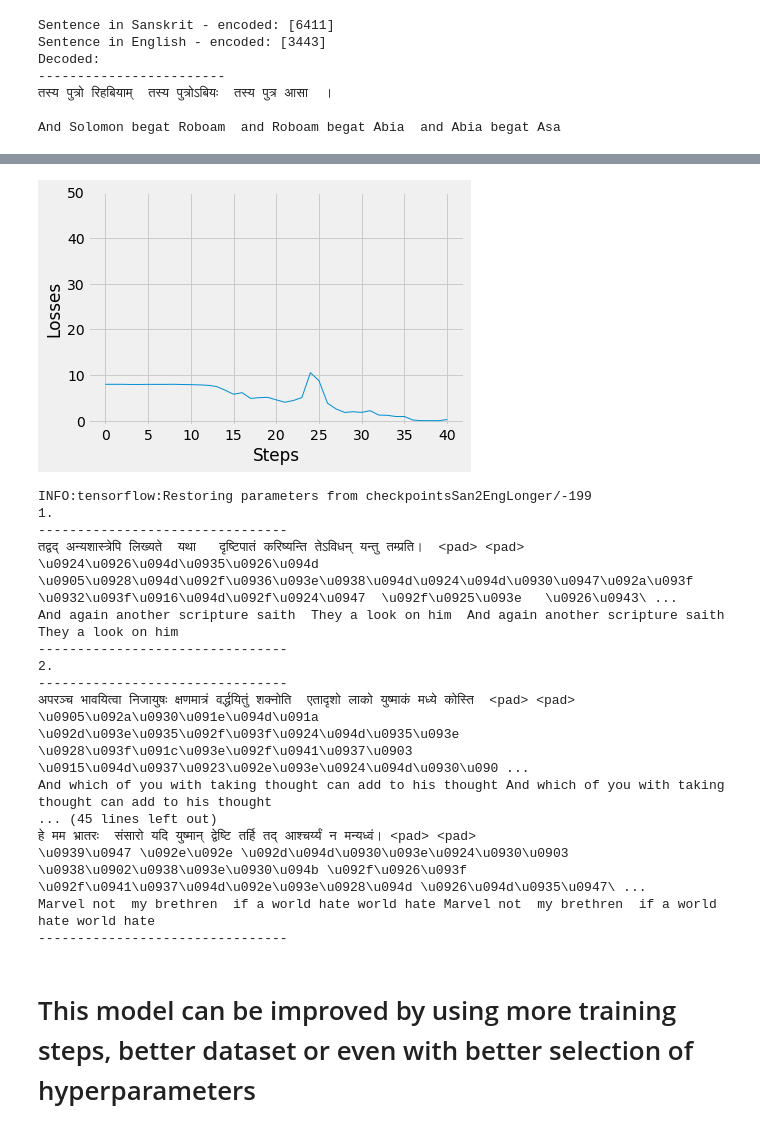
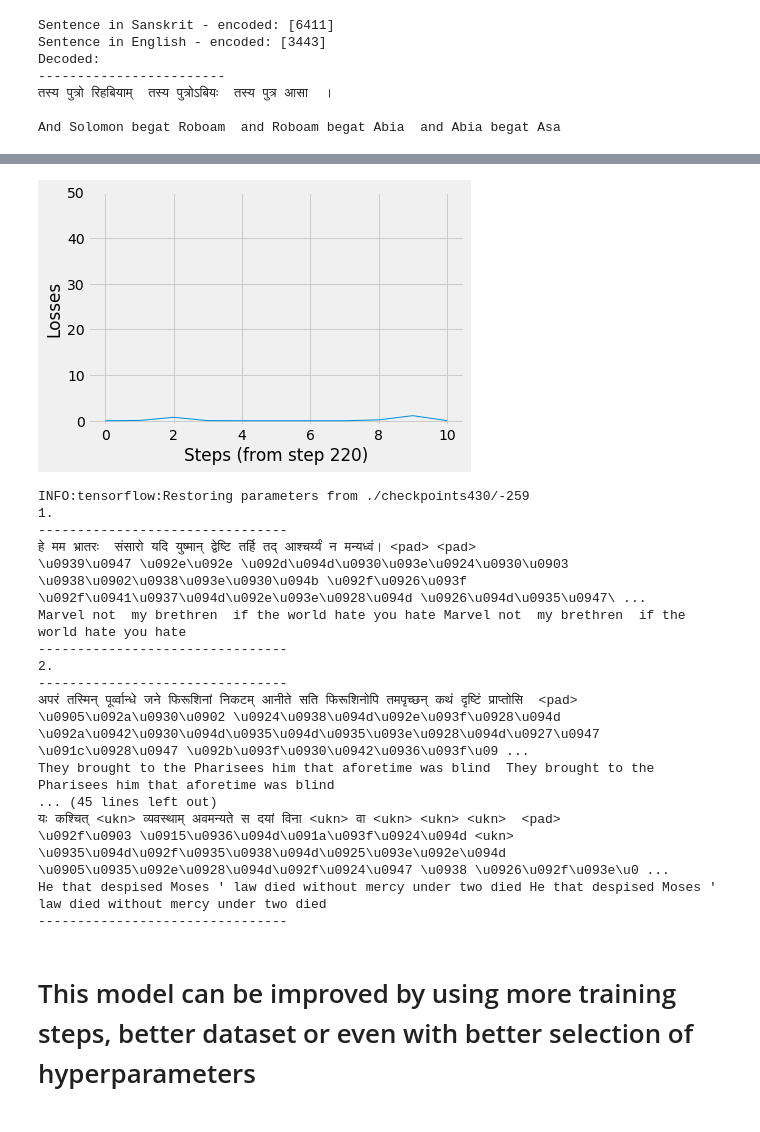
Before and after one commit to shivanikohlii/SanTran, a Jupyter notebook: neural_machine_translation.ipynb, the cells around one changed output, grey strips where cells are left out. Saved outputs shown, nothing was run; the diff lists cells and outputs as text; code cells hidden in the pictures.

Commit message:
Got restore working

```diff
--- a/neural_machine_translation.ipynb
+++ b/neural_machine_translation.ipynb
@@ -88,7 +89,7 @@ def read_dataset(file_path):
     with open(file_path, 'rb') as f:
         return pickle.load(f,encoding="utf_8")
 
-X, Y, en_word2idx, en_idx2word, en_vocab, de_word2idx, de_idx2word, de_vocab = read_dataset('bible2.pkl')
+X, Y, en_word2idx, en_idx2word, en_vocab, de_word2idx, de_idx2word, de_vocab = read_dataset('./Data/bible2.pkl')
 # %%
 #inspecting data
 print('Sentence in Sanskrit - encoded:', X[0])
@@ -257,23 +256,26 @@ def backward_step(sess, feed):
 # %%
 # let's train the model
 
-# we will use this list to plot losses through steps
-losses = []
-
 # save a checkpoint so we can restore the model later
-# del saver
 saver = tf.train.Saver()
-# restore = True
+checkpointsPath = './checkpoints430/'
+restore = True
+starting_step = 0
 
 print('------------------TRAINING------------------')
 with tf.Session() as sess:
-#     if (restore):
-#         saver.restore(sess, tf.train.latest_checkpoint('checkpointsSan/'))
-
-    sess.run(init)
+    if (restore):
+        print('Restoring')
+        with open(checkpointsPath + 'checkpoint') as f:
+            starting_step = int(re.match('model_checkpoint_path: "-([0-9]+)"', list(f)[0]).groups()[0]) + 1
+        saver.restore(sess, tf.train.latest_checkpoint(checkpointsPath))
+        print('Running from step {}'.format(starting_step))
+    else:
+        print('Running from scratch: generating random model parameters.')
+        sess.run(init)
 
     t = time.time()
-    for step in range(steps):
+    for step in range(starting_step, starting_step + steps):
         feed = feed_dict(X_train, Y_train)
 
         backward_step(sess, feed)
@@ -284,7 +286,7 @@ with tf.Session() as sess:
             losses.append(loss_value)
 
         if step % 20 == 19:
-            saver.save(sess, 'checkpointsSan2EngLonger/', global_step=step)
+            saver.save(sess, checkpointsPath, global_step=step)
             print('Checkpoint is saved')
 
     print('Training time for {} steps: {}s'.format(steps, time.time() - t))
@@ -311,15 +316,15 @@ tf.restore()
 # %%
 # plot losses
 
 with plt.style.context('fivethirtyeight'):
     plt.plot(losses, linewidth = 1)
-    plt.xlabel('Steps')
+    plt.xlabel('Steps (from step {})'.format(starting_step))
     plt.ylabel('Losses')
     plt.ylim((-1, 50))
 
 plt.show()
 # %% [output]
-[figure, old version]
+[figure, new version]
 # %%
 # let's test the model
 
@@ -362,7 +367,7 @@ with tf.Graph().as_default():
 
     # restore all variables - use the last checkpoint saved
     saver = tf.train.Saver()
-    path = tf.train.latest_checkpoint('checkpointsSan2EngLonger')
+    path = tf.train.latest_checkpoint(checkpointsPath)
 
     with tf.Session() as sess:
         # restore
@@ -396,22 +401,22 @@ with tf.Graph().as_default():
 
             print('\n--------------------------------')
 # %% [output]
-INFO:tensorflow:Restoring parameters from checkpointsSan2EngLonger/-199
+INFO:tensorflow:Restoring parameters from ./checkpoints430/-259
 1.
 --------------------------------
-तद्वद् अन्यशास्त्रेपि लिख्यते  यथा   दृष्टिपातं करिष्यन्ति तेऽविधन् यन्तु तम्प्रति।  <pad> <pad>
-\u0924\u0926\u094d\u0935\u0926\u094d \u0905\u0928\u094d\u092f\u0936\u093e\u0938\u094d\u0924\u094d\u0930\u0947\u092a\u093f \u0932\u093f\u0916\u094d\u092f\u0924\u0947  \u092f\u0925\u093e   \u0926\u0943\ ...
-And again another scripture saith  They a look on him  And again another scripture saith  They a look on him
+हे मम भ्रातरः  संसारो यदि युष्मान् द्वेष्टि तर्हि तद् आश्चर्य्यं न मन्यध्वं। <pad> <pad>
+\u0939\u0947 \u092e\u092e \u092d\u094d\u0930\u093e\u0924\u0930\u0903  \u0938\u0902\u0938\u093e\u0930\u094b \u092f\u0926\u093f \u092f\u0941\u0937\u094d\u092e\u093e\u0928\u094d \u0926\u094d\u0935\u0947\ ...
+Marvel not  my brethren  if the world hate you hate Marvel not  my brethren  if the world hate you hate
 --------------------------------
 2.
 --------------------------------
-अपरञ्च भावयित्वा निजायुषः क्षणमात्रं वर्द्धयितुं शक्नोति  एतादृशो लाको युष्माकं मध्ये कोस्ति  <pad> <pad>
-\u0905\u092a\u0930\u091e\u094d\u091a \u092d\u093e\u0935\u092f\u093f\u0924\u094d\u0935\u093e \u0928\u093f\u091c\u093e\u092f\u0941\u0937\u0903 \u0915\u094d\u0937\u0923\u092e\u093e\u0924\u094d\u0930\u090 ...
-And which of you with taking thought can add to his thought And which of you with taking thought can add to his thought
+अपरं तस्मिन् पूर्व्वान्धे जने फिरूशिनां निकटम् आनीते सति फिरूशिनोपि तमपृच्छन् कथं दृष्टिं प्राप्तोसि  <pad>
+\u0905\u092a\u0930\u0902 \u0924\u0938\u094d\u092e\u093f\u0928\u094d \u092a\u0942\u0930\u094d\u0935\u094d\u0935\u093e\u0928\u094d\u0927\u0947 \u091c\u0928\u0947 \u092b\u093f\u0930\u0942\u0936\u093f\u09 ...
+They brought to the Pharisees him that aforetime was blind  They brought to the Pharisees him that aforetime was blind
 ... (45 lines left out)
-हे मम भ्रातरः  संसारो यदि युष्मान् द्वेष्टि तर्हि तद् आश्चर्य्यं न मन्यध्वं। <pad> <pad>
-\u0939\u0947 \u092e\u092e \u092d\u094d\u0930\u093e\u0924\u0930\u0903  \u0938\u0902\u0938\u093e\u0930\u094b \u092f\u0926\u093f \u092f\u0941\u0937\u094d\u092e\u093e\u0928\u094d \u0926\u094d\u0935\u0947\ ...
-Marvel not  my brethren  if a world hate world hate Marvel not  my brethren  if a world hate world hate
+यः कश्चित् <ukn> व्यवस्थाम् अवमन्यते स दयां विना <ukn> वा <ukn> <ukn> <ukn>  <pad>
+\u092f\u0903 \u0915\u0936\u094d\u091a\u093f\u0924\u094d <ukn> \u0935\u094d\u092f\u0935\u0938\u094d\u0925\u093e\u092e\u094d \u0905\u0935\u092e\u0928\u094d\u092f\u0924\u0947 \u0938 \u0926\u092f\u093e\u0 ...
+He that despised Moses ' law died without mercy under two died He that despised Moses ' law died without mercy under two died
 --------------------------------
 # %% [markdown]
 # This model can be improved by using more training steps, better dataset or even with better selection of hyperparameters
```
Also changed, not shown: parts of 7 cells of this notebook.
